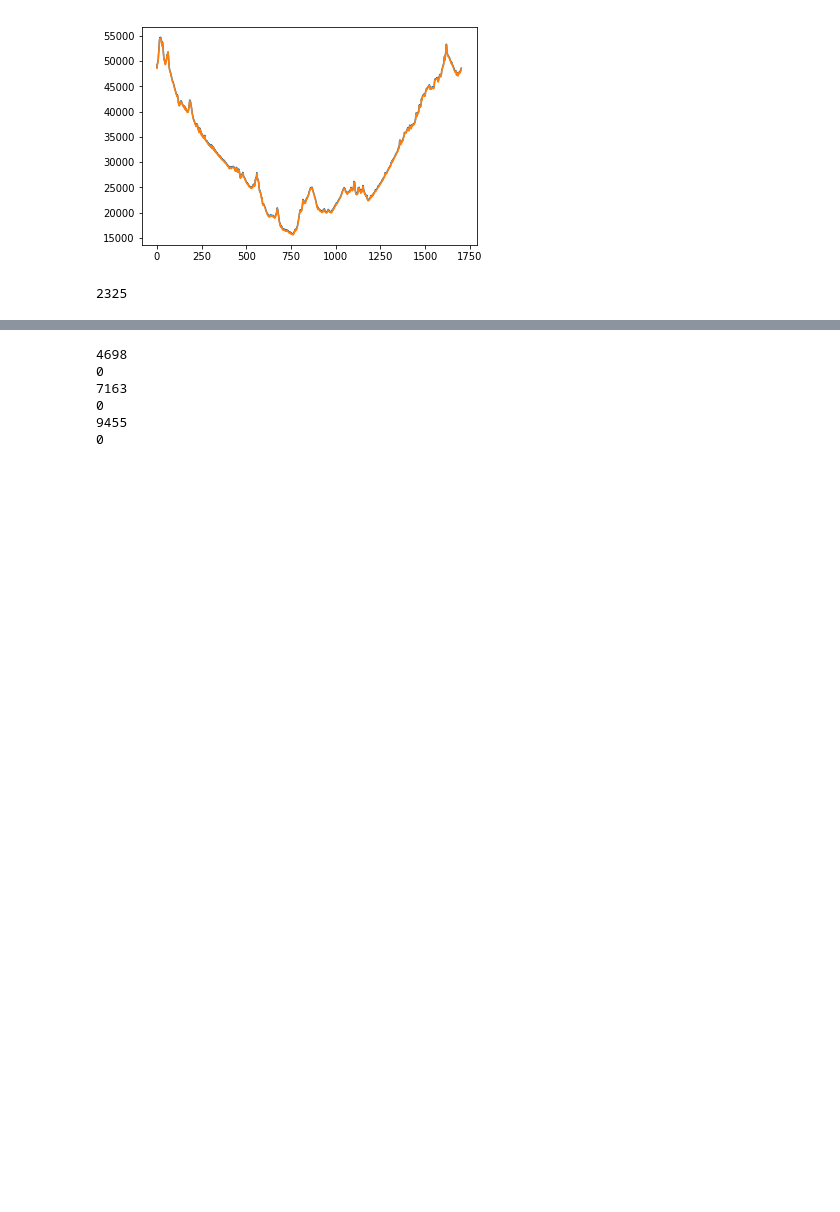
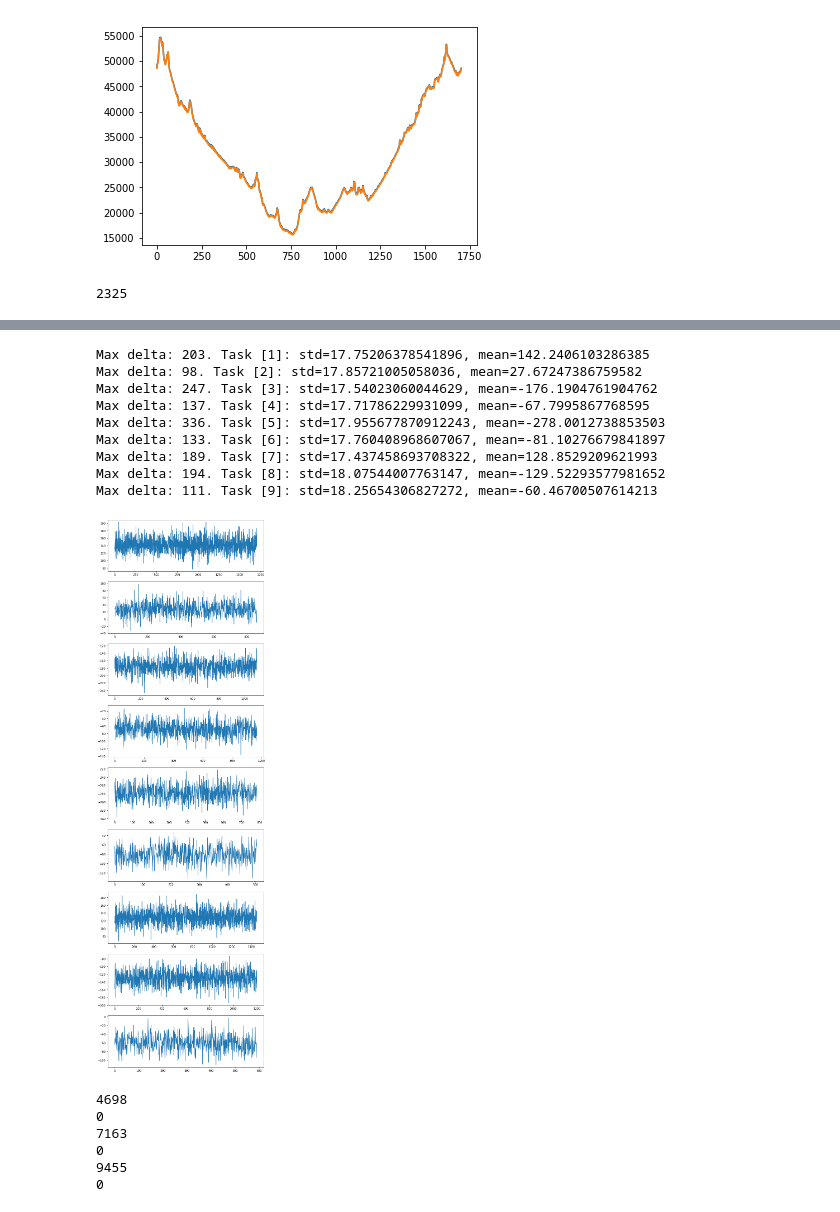
Before and after one commit to FakeEmperor/data-hack-finals, a Jupyter notebook: notebooks/plotTrack.ipynb, the cells around one changed output, grey strips where cells are left out. Drawn from its saved outputs; the diff is of its cells as text; code cells hidden in the pictures; blank space fills up the shorter version.

```diff
--- a/notebooks/plotTrack.ipynb
+++ b/notebooks/plotTrack.ipynb
@@ -83,23 +106,3 @@ candidates = get_candidates(data_raw[0]["data"], map_arr)
 print(len(candidates))
 # %% [output]
 2325
-# %%
-max_delta = 0
-for task in range(1, 32):
-    t = TaskReader("..\\data\\besthack19\\task" + str(task_num))
-    map_raw, data_raw, _ = tr.read_all()
-    n = int(sqrt(len(map_raw["map"])))
-    negative = 0
-    map_arr = np.array(map_raw["map"]).reshape(n, n)
-    for data in data_raw:
-        d = data["data"]
-        d_h = d["height"]
-        x = d["y"]
-        y = d["x"]
-        point_h = map_arr[x, y]
-        delta = d_h - point_h
-        if delta < 0:
-            print(f"Negative delta. Task {task} for point [{x}, {y}]")
-        max_delta = max(delta, max_delta)
-    print("tmp delta " + str(max_delta) + ". TASK " + str(task))
-print(max_delta)
@@ -124,3 +109,51 @@ tmp delta 203. TASK 31
+# %%
+max_delta = 0
+deltas = defaultdict(list)
+
+def count_deltas(map_data: Map, tasks: List[Task], task_name: str) -> Tuple[int, List[int]]:
+    task_deltas = []
+    max_delta = 0
+    for task in tasks:
+        point_h = map_data[task.y, task.x]
+        delta = task.height - point_h
+        task_deltas.append(delta)
+        #if delta < 0:
+            #print(f"Negative delta: {delta}. Task {task} for point [{task.x}, {task.y}]")
+            #raise ValueError(f"CHTO? Negative task delta for task {task_name}, task={task}")
+        max_delta = max(abs(delta), max_delta)
+    print(f"Max delta: {max_delta}. Task [{task_name}]: std={np.std(task_deltas)}, mean={np.mean(task_deltas)}")
+    return max_delta, task_deltas
+
+
+deltas = {
+
+}
+for task_num in range(1, 10):
+    path = Path("..\\data\\besthack19\\") / f"task{task_num}"
+    #print(path)
+    t = TaskReader(path)
+    map_raw, data_raw, _ = t.read_all()
+    #print(len(data_raw))
+    negative = 0
+    map_array = Map.from_dict(map_raw).data
+    _, deltas[task_num] = count_deltas(map_array, [Task.from_dict(data_point['data']) for data_point in data_raw], task_name=task_num)
+
+fig, axs = plt.subplots(nrows=len(deltas), ncols=1, figsize=(10, 4*len(deltas)))
+for task_name, delta_values in deltas.items():
+    #print(len(delta_values))
+    axs[task_name-1].plot(range(len(delta_values)), delta_values)
+plt.show()
+# %% [output]
+Max delta: 203. Task [1]: std=17.75206378541896, mean=142.2406103286385
+Max delta: 98. Task [2]: std=17.85721005058036, mean=27.67247386759582
+Max delta: 247. Task [3]: std=17.54023060044629, mean=-176.1904761904762
+Max delta: 137. Task [4]: std=17.71786229931099, mean=-67.7995867768595
+Max delta: 336. Task [5]: std=17.955677870912243, mean=-278.0012738853503
+Max delta: 133. Task [6]: std=17.760408968607067, mean=-81.10276679841897
+Max delta: 189. Task [7]: std=17.437458693708322, mean=128.8529209621993
+Max delta: 194. Task [8]: std=18.07544007763147, mean=-129.52293577981652
+Max delta: 111. Task [9]: std=18.25654306827272, mean=-60.46700507614213
+[figure, added]
 # %%
 from math import sqrt
 
```
Also changed, not shown: parts of 5 cells of this notebook, 2 other files.
